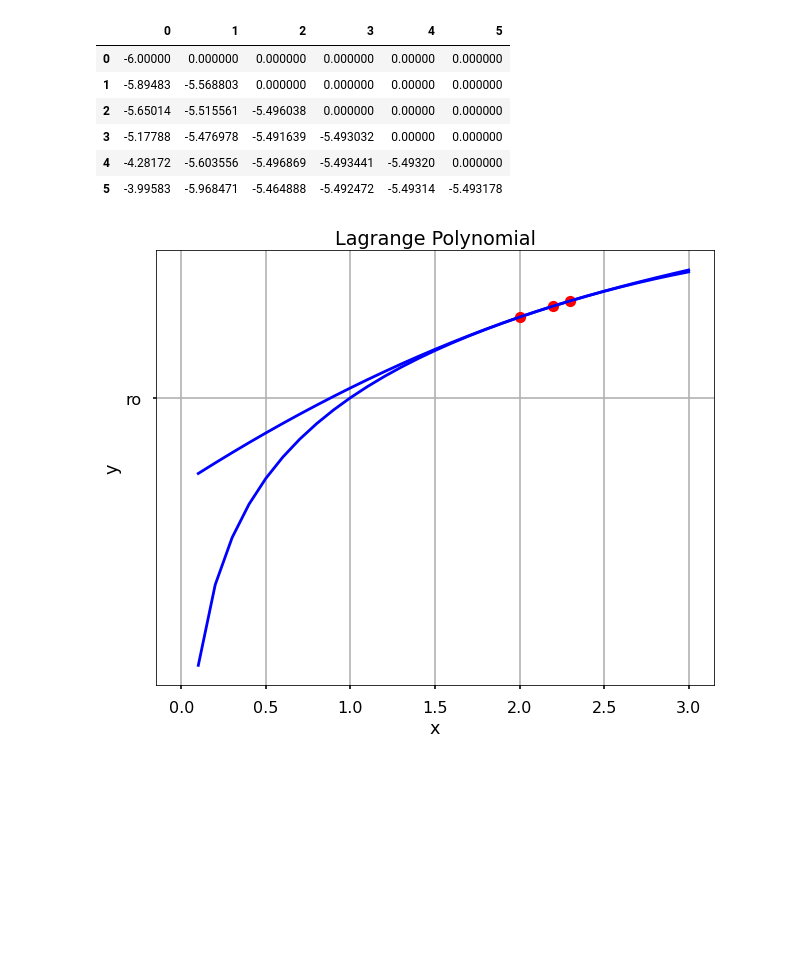
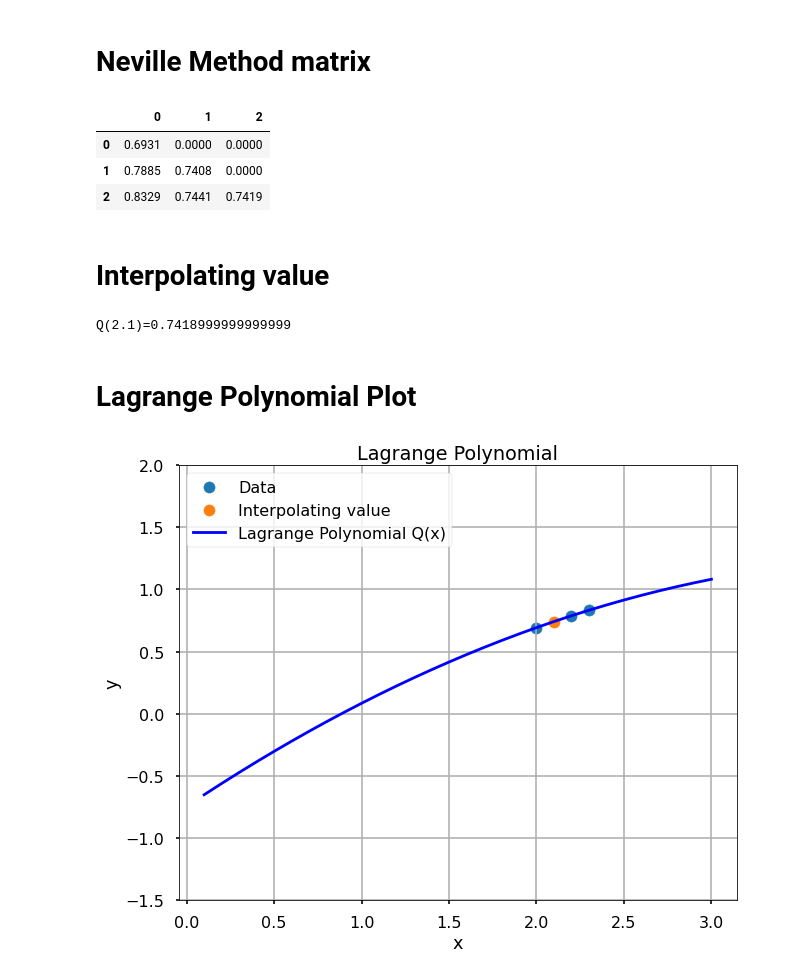
Before and after one commit to sanchezcarlosjr/minimum-viable-products, a Jupyter notebook: 3_Interpolation_and_Polynomial_Approximation_Numerical_Analysis.ipynb, the cells around one changed output. Drawn from its saved outputs; the diff is of its cells as text; code cells hidden in the pictures; blank space fills up the shorter version.

Commit message:
feat(numerical_analysis): interpolate polynomial

```diff
--- a/3_Interpolation_and_Polynomial_Approximation_Numerical_Analysis.ipynb
+++ b/3_Interpolation_and_Polynomial_Approximation_Numerical_Analysis.ipynb
@@ -12,3 +39,5 @@ Burden, Richard L., and J. Douglas Faires. Numerical Analysis. 7th ed. Belmont,
+# %%
+table=list(map(lambda row: list(map(lambda column: float(column), row.split(" "))), data.split("\n")[1:][:-1]))
 # %%
 def interpolate(table: list, i=-1, j=-1) -> float:
    """
@@ -61,20 +76,0 @@ f(2.1)
-# %%
-import numpy as np
-def interpolate(table: list, x: float) -> float:
-   """
-    Interpolate v3 using Neville Method and Dynamic Programming
-
-    :param table = [[x0, f(x0)], [x1, f(x1)], ... [xn, f(xn)]]
-   """
-   n = len(table)
-   Q = np.zeros((n,n))
-   for i in range(0, n):
-     Q[i][0] = table[i][1] # f(xi)
-   for i in range(1, n):
-     for j in range(1, i+1):
-       QA=(x-table[i-j][0])*Q[i][j-1]
-       QB=(x-table[i][0])*Q[i-1][j-1]
-       diffX = (table[i][0]-table[i-j][0])
-       Q[i][j] = (QA-QB)/diffX
-   return Q
-interpolate([[2, 0.6931], [2.2, 0.7885], [2.3, 0.8329]],2.1)
@@ -93,37 +77,39 @@ pd.DataFrame(interpolate([[2, 0.6931], [2.2, 0.7885], [2.3, 0.8329]], 2.1))
-# %%
-import pandas as pd
-table = [
-         [0, -6],
-         [0.1, -5.89483],
-         [0.3, -5.65014],
-         [0.6, -5.17788],
-         [1, -4.28172],
-         [1.1, -3.99583]
-]
-matrix=interpolate(table, 0.41)
-pd.DataFrame(matrix)
-# %% [output]
-|  | 0 | 1 | 2 | 3 | 4 | 5 |
-| 0 | -6.00000 | 0.000000 | 0.000000 | 0.000000 | 0.00000 | 0.000000 |
-| 1 | -5.89483 | -5.568803 | 0.000000 | 0.000000 | 0.00000 | 0.000000 |
-| 2 | -5.65014 | -5.515561 | -5.496038 | 0.000000 | 0.00000 | 0.000000 |
-| 3 | -5.17788 | -5.476978 | -5.491639 | -5.493032 | 0.00000 | 0.000000 |
-| 4 | -4.28172 | -5.603556 | -5.496869 | -5.493441 | -5.49320 | 0.000000 |
-| 5 | -3.99583 | -5.968471 | -5.464888 | -5.492472 | -5.49314 | -5.493178 |
+# %% [markdown]
+# Neville Method matrix
+# %%
+import pandas as pd
+pd.DataFrame(show_table_interpolating_values(table, value))
+# %% [output]
+|  | 0 | 1 | 2 |
+| 0 | 0.6931 | 0.0000 | 0.0000 |
+| 1 | 0.7885 | 0.7408 | 0.0000 |
+| 2 | 0.8329 | 0.7441 | 0.7419 |
+# %% [markdown]
+# Interpolating value
+# %%
+Q = interpolate(table)
+print(f"Q({value})={Q(value)}")
+# %% [output]
+Q(2.1)=0.7418999999999999
+# %% [markdown]
+# Lagrange Polynomial Plot
 # %%
 import matplotlib.pyplot as plt
 x=np.array(table)[:,0]
 y=np.array(table)[:,1]
 plt.style.use('seaborn-poster')
 x_new = np.arange(0.1, 3.1, 0.1)
 
 fig = plt.figure(figsize = (10,8))
-plt.plot(x_new, f(x_new), 'b', x, y, 'ro')
-plt.plot(x_new, np.log(x_new), 'b', 'ro')
+plt.scatter(x,y, label="Data")
+plt.scatter(value, Q(value), label="Interpolating value")
+plt.plot(x_new, Q(x_new), 'b', label="Lagrange Polynomial Q(x)")
 plt.title('Lagrange Polynomial')
 plt.grid()
 plt.xlabel('x')
 plt.ylabel('y')
+plt.legend(loc="upper left")
+plt.ylim(-1.5, 2.0)
 plt.show()
 # %% [output]
-[figure, old version]
+[figure, new version]
```
Also changed, not shown: parts of 12 cells of this notebook, 2 other files.
